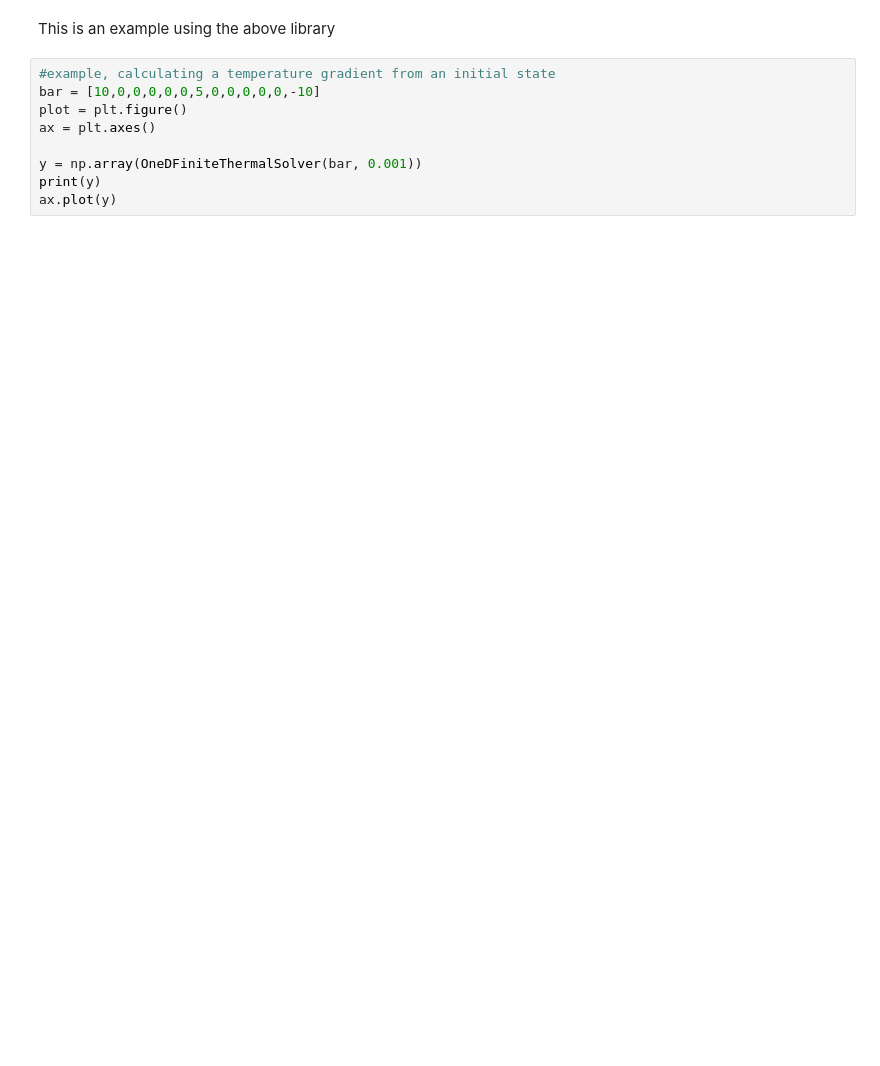
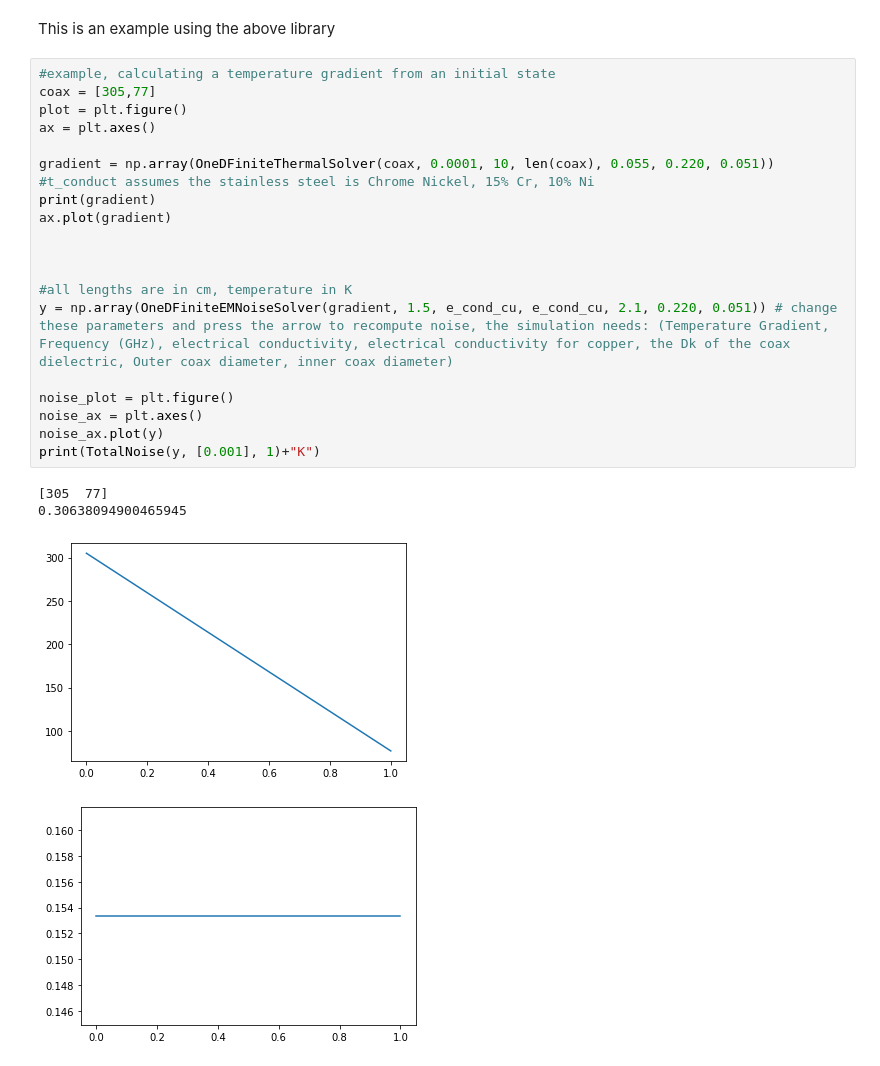
Before and after one commit to RoFree/1D_FDMethodThermal-EM, a Jupyter notebook: Thermal_Modeling_of_Coaxial_line_loss.ipynb, the cells around one changed output. Cells and saved outputs as stored; diff of their text form; blank space fills up the shorter version.

```diff
--- a/Thermal_Modeling_of_Coaxial_line_loss.ipynb
+++ b/Thermal_Modeling_of_Coaxial_line_loss.ipynb
@@ -99,11 +98,26 @@ def TotalNoise(noise, gain, Nin):
 # %% [markdown]
 This is an example using the above library
-# %%
-#example, calculating a temperature gradient from an initial state
-bar = [10,0,0,0,0,0,5,0,0,0,0,0,-10]
-plot = plt.figure()
-ax = plt.axes()
-
-y = np.array(OneDFiniteThermalSolver(bar, 0.001))
-print(y)
-ax.plot(y)
+# %%
+#example, calculating a temperature gradient from an initial state
+coax = [305,77]
+plot = plt.figure()
+ax = plt.axes()
+
+gradient = np.array(OneDFiniteThermalSolver(coax, 0.0001, 10, len(coax), 0.055, 0.220, 0.051)) #t_conduct assumes the stainless steel is Chrome Nickel, 15% Cr, 10% Ni
+print(gradient)
+ax.plot(gradient)
+
+
+
+#all lengths are in cm, temperature in K
+y = np.array(OneDFiniteEMNoiseSolver(gradient, 1.5, e_cond_cu, e_cond_cu, 2.1, 0.220, 0.051)) # change these parameters and press the arrow to recompute noise, the simulation needs: (Temperature Gradient, Frequency (GHz), electrical conductivity, electrical conductivity for copper, the Dk of the coax dielectric, Outer coax diameter, inner coax diameter)
+
+noise_plot = plt.figure()
+noise_ax = plt.axes()
+noise_ax.plot(y)
+print(TotalNoise(y, [0.001], 1)+"K")
+# %% [output]
+[305  77]
+0.30638094900465945
+[figure, added]
+[figure, added]
```
Also changed, not shown: parts of 2 cells of this notebook.
